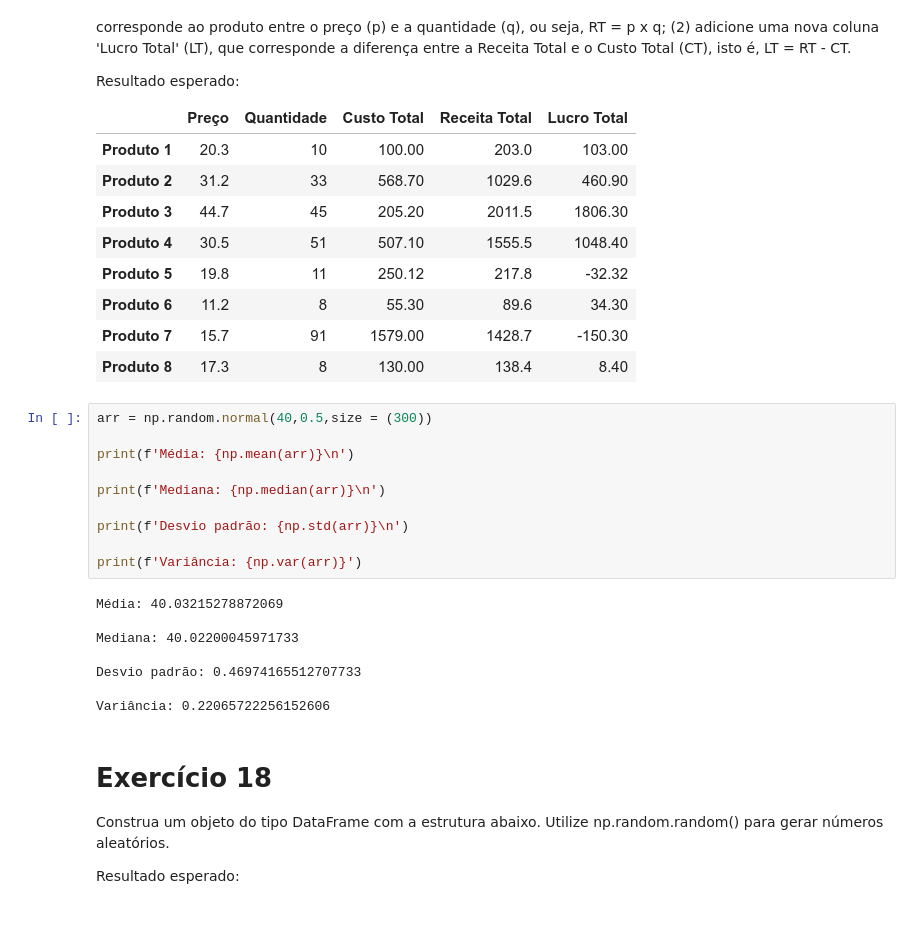
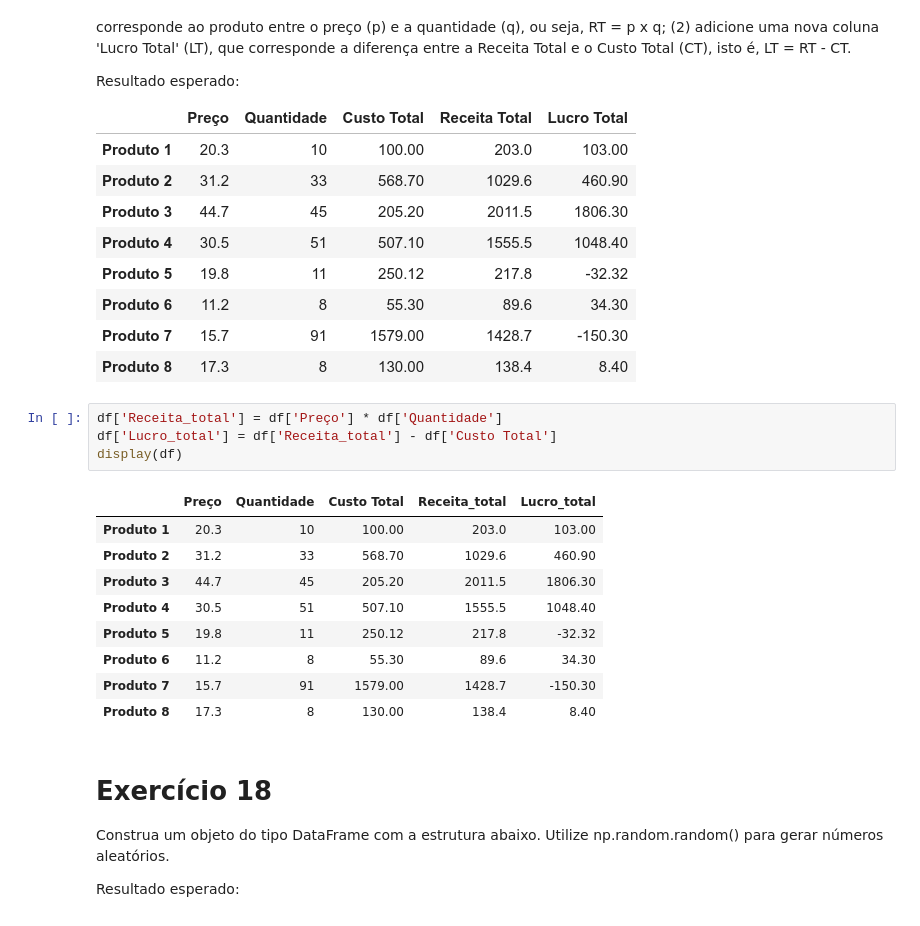
Before and after one commit to carlosedlucas/Curso_Udemy_Data_Science_com_Python, a Jupyter notebook: Pandas/1 - Introducao.ipynb, the cells around one changed output. Cells and saved outputs as stored; diff of their text form.

```diff
--- a/Pandas/1 - Introducao.ipynb
+++ b/Pandas/1 - Introducao.ipynb
@@ -866,24 +866,20 @@ Considerando o exercício anterior: (1) adicione uma nova coluna 'Receita Total'
 Resultado esperado:
 
 ![image.png](attachment:image.png)
-# %%
-arr = np.random.normal(40,0.5,size = (300))
-
-print(f'Média: {np.mean(arr)}\n')
-
-print(f'Mediana: {np.median(arr)}\n')
-
-print(f'Desvio padrão: {np.std(arr)}\n')
-
-print(f'Variância: {np.var(arr)}')
-# %% [output]
-Média: 40.03215278872069
-
-Mediana: 40.02200045971733
-
-Desvio padrão: 0.46974165512707733
-
-Variância: 0.22065722256152606
+# %%
+df['Receita_total'] = df['Preço'] * df['Quantidade']
+df['Lucro_total'] = df['Receita_total'] - df['Custo Total']
+display(df)
+# %% [output]
+|  | Preço | Quantidade | Custo Total | Receita_total | Lucro_total |
+| Produto 1 | 20.3 | 10 | 100.00 | 203.0 | 103.00 |
+| Produto 2 | 31.2 | 33 | 568.70 | 1029.6 | 460.90 |
+| Produto 3 | 44.7 | 45 | 205.20 | 2011.5 | 1806.30 |
+| Produto 4 | 30.5 | 51 | 507.10 | 1555.5 | 1048.40 |
+| Produto 5 | 19.8 | 11 | 250.12 | 217.8 | -32.32 |
+| Produto 6 | 11.2 | 8 | 55.30 | 89.6 | 34.30 |
+| Produto 7 | 15.7 | 91 | 1579.00 | 1428.7 | -150.30 |
+| Produto 8 | 17.3 | 8 | 130.00 | 138.4 | 8.40 |
 # %% [markdown]
 # Exercício 18
 
```
Also changed, not shown: parts of 19 cells of this notebook.
